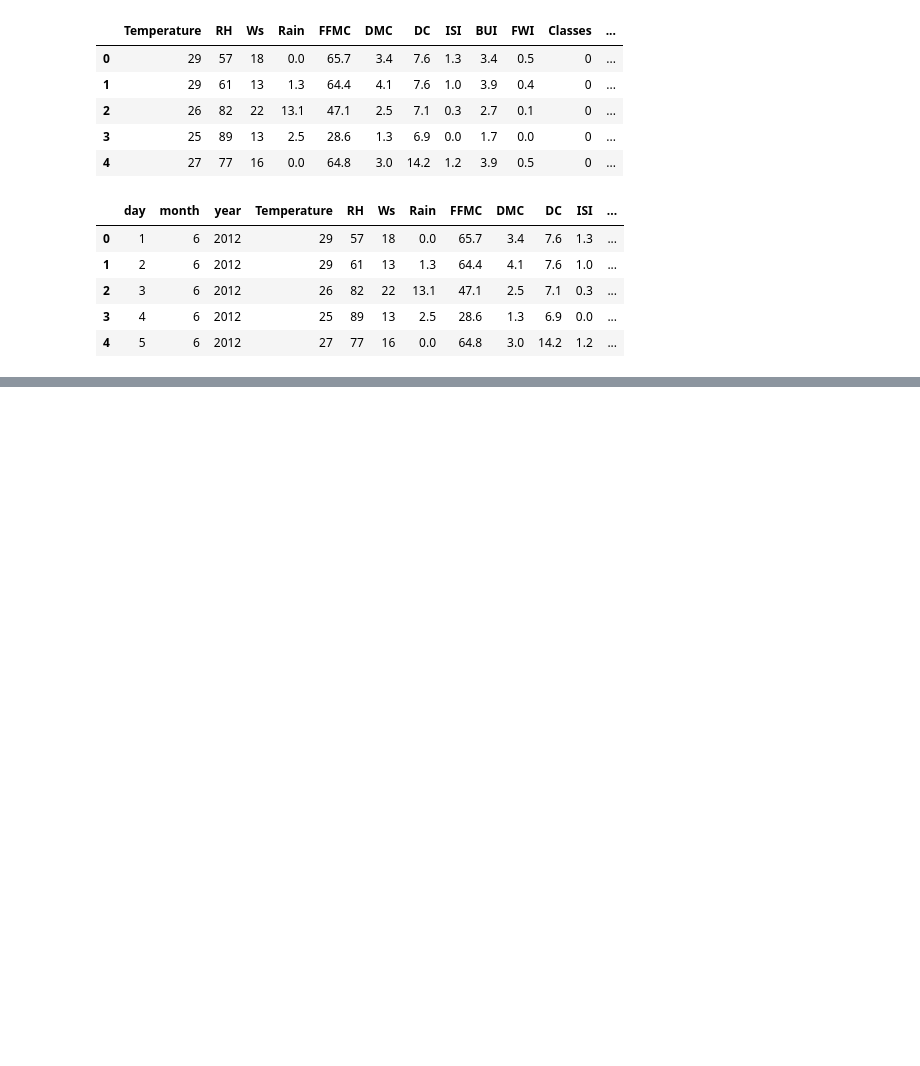
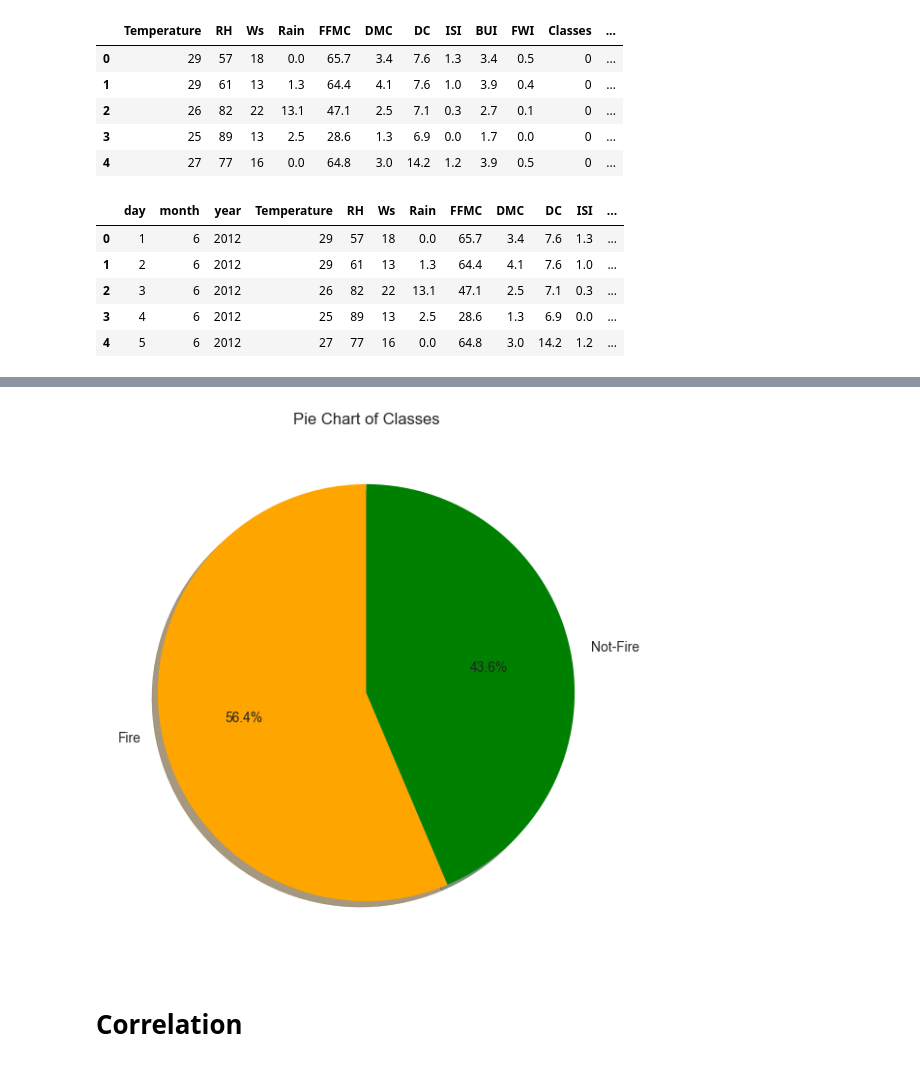
Before and after one commit to kumar1310aryan/Data-Science-Projects, a Jupyter notebook: EDA/Algerian Forest Fire/algerian_forest_fire.ipynb, the cells around one changed output, grey strips where cells are left out. Saved outputs shown, nothing was run; the diff lists cells and outputs as text; code cells hidden in the pictures; blank space fills up the shorter version.

```diff
--- a/EDA/Algerian Forest Fire/algerian_forest_fire.ipynb
+++ b/EDA/Algerian Forest Fire/algerian_forest_fire.ipynb
@@ -445,0 +493,11 @@ df.head()
+# %%
+colors = ['orange', 'green']
+plt.figure(figsize=(12, 7))
+plt.pie(percentage, labels=classlabels, colors=colors, autopct='%1.1f%%', startangle=90, shadow=True)
+plt.title("Pie Chart of Classes")
+
+plt.show()
+# %% [output]
+[figure, added]
+# %% [markdown]
+# Correlation
```
Also changed, not shown: parts of 35 cells of this notebook, 1 other file.
